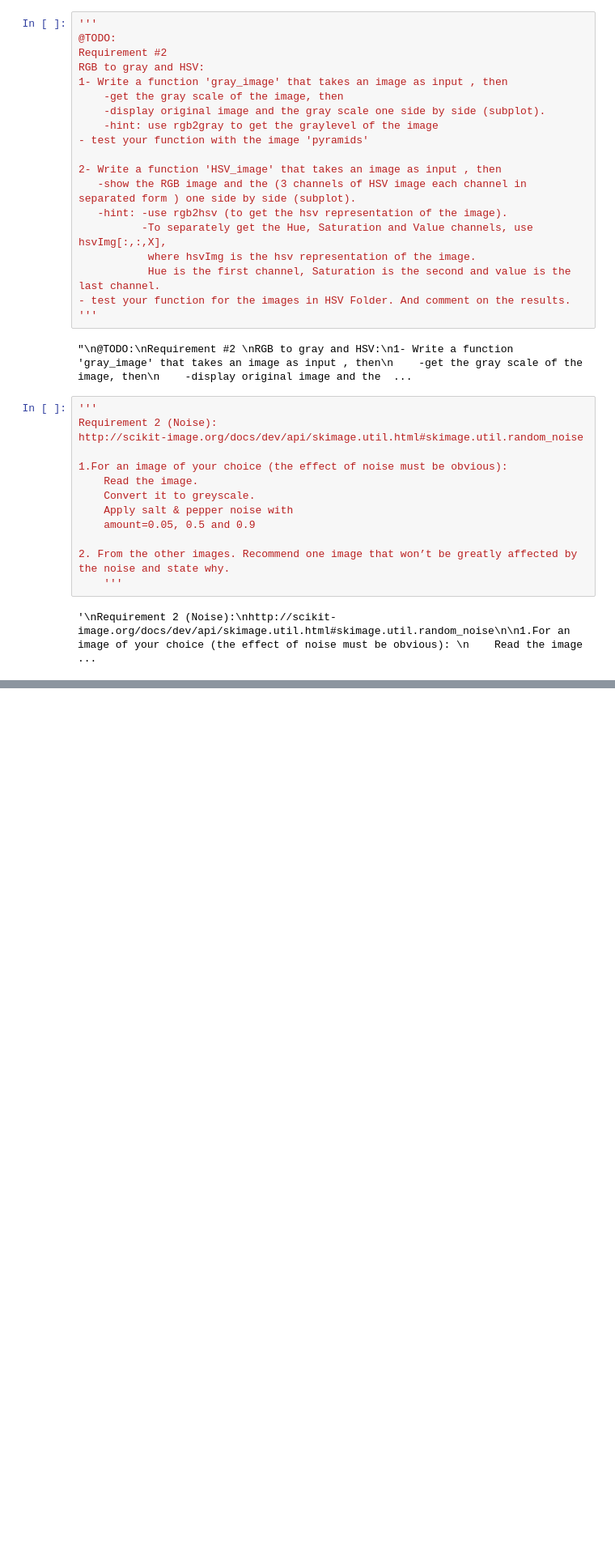
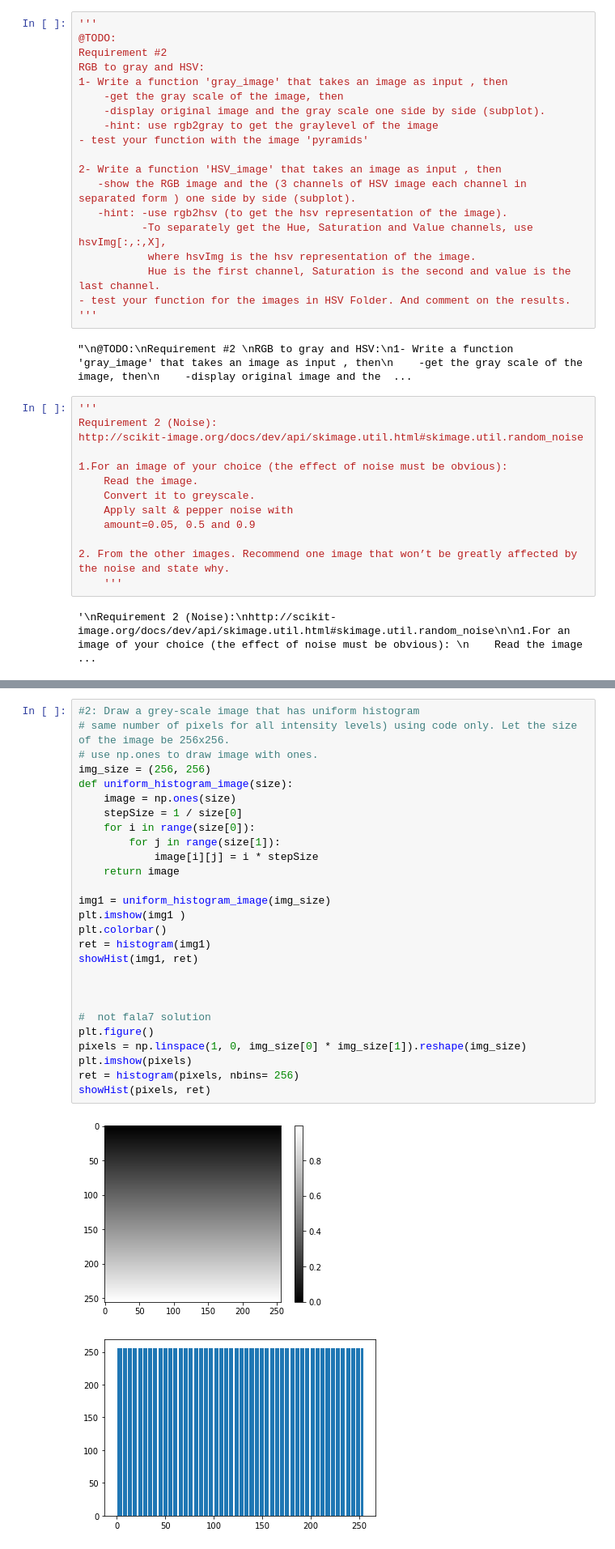
Before and after one commit to BeshoyMorad/ImageProcessing_Labs, a Jupyter notebook: Lab1-std/Lab_1_std.ipynb, the cells around one changed output, grey strips where cells are left out. Shown: that part at 81% size. Cells and saved outputs as stored; diff of their text form; blank space fills up the shorter version.

Commit message:
solution is done

```diff
--- a/Lab1-std/Lab_1_std.ipynb
+++ b/Lab1-std/Lab_1_std.ipynb
@@ -165,3 +162,33 @@ showHistosinRow([ex1, ex2, ex3], ['ex1', 'ex2', 'ex3'], 8)
 [figure]
 [figure]
 [figure]
+# %%
+#2: Draw a grey-scale image that has uniform histogram
+# same number of pixels for all intensity levels) using code only. Let the size of the image be 256x256.
+# use np.ones to draw image with ones.
+img_size = (256, 256)
+def uniform_histogram_image(size):
+    image = np.ones(size)
+    stepSize = 1 / size[0]
+    for i in range(size[0]):
+        for j in range(size[1]):
+            image[i][j] = i * stepSize
+    return image
+
+img1 = uniform_histogram_image(img_size)
+plt.imshow(img1 )
+plt.colorbar()
+ret = histogram(img1)
+showHist(img1, ret)
+
+
+
+#  not fala7 solution
+plt.figure()
+pixels = np.linspace(1, 0, img_size[0] * img_size[1]).reshape(img_size)
+plt.imshow(pixels)
+ret = histogram(pixels, nbins= 256)
+showHist(pixels, ret)
+# %% [output]
+[figure, added]
+[figure, added]
```
Also changed, not shown: parts of 2 cells of this notebook.
